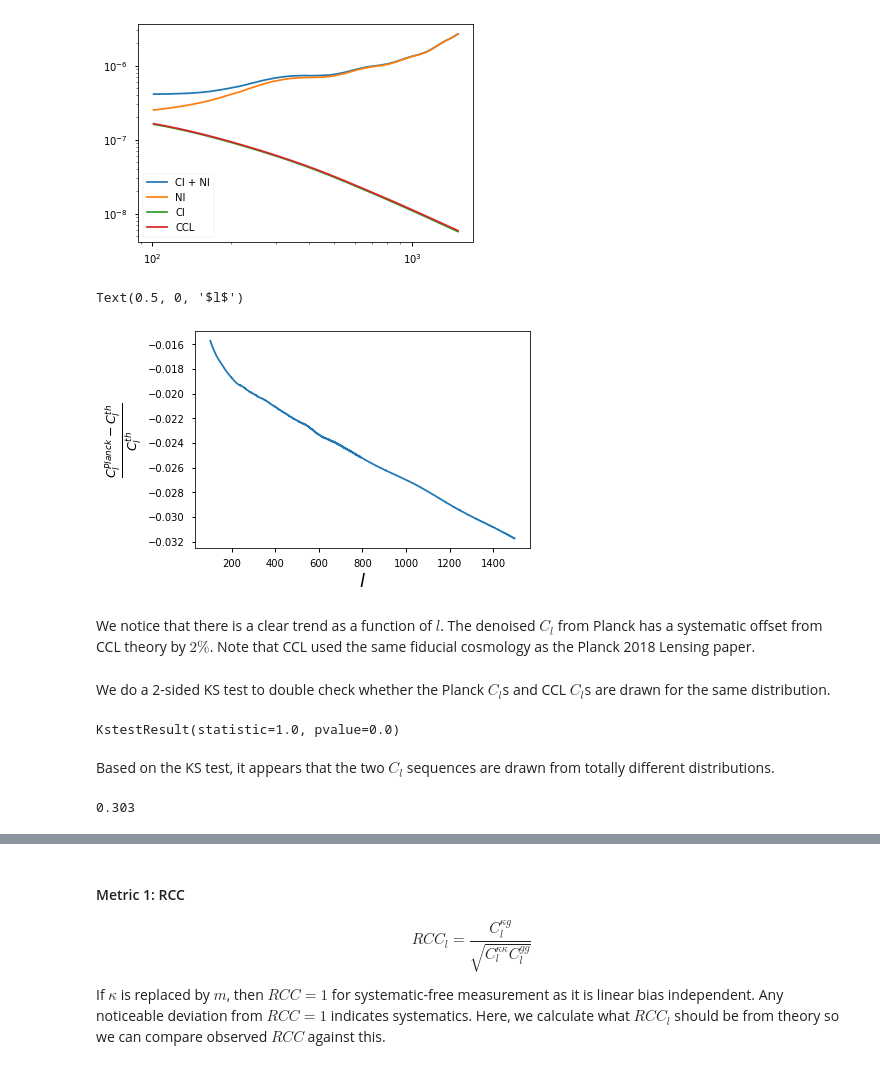
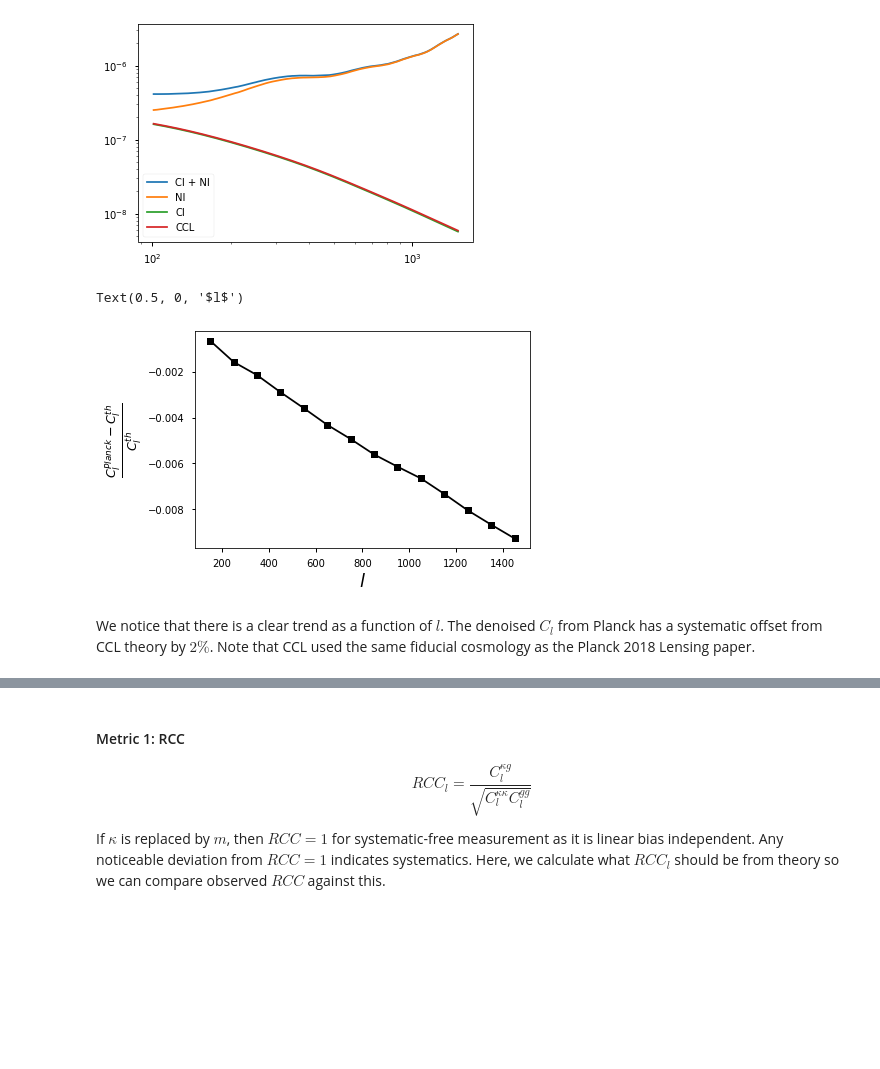
Before and after one commit to tanveerkarim/desi-lensing-cc, a Jupyter notebook: systematic-tests.ipynb, the cells around one changed output, grey strips where cells are left out. Drawn from its saved outputs; the diff is of its cells as text; code cells hidden in the pictures; blank space fills up the shorter version.

```diff
--- a/systematic-tests.ipynb
+++ b/systematic-tests.ipynb
@@ -532,26 +530,14 @@ plt.legend(loc = 'best')
 <matplotlib.legend.Legend at 0x...>
 [figure]
 # %%
-plt.plot(ell[ell > lmin], ((C_lplusN_l - N_l)[ell_planck < lmax]/cls_cmb_th - 1)[ell > lmin])
-plt.ylabel(r"$\frac{C^{Planck}_{l} - C^{th}_{l}}{C^{th}_{l}}$", fontsize = fs)
+ELL_planck, CL_planck = bin_mat(ell_planck, C_lplusN_l - N_l, np.arange(0, 4096, 100))
+
+plt.plot(ELL[ELL > lmin], (CL_planck[ELL_planck < lmax]/cLs_cmb_th - 1)[ELL > lmin],
+         'ks', ls = '-', )
+plt.ylabel(r"$\frac{C^{Planck}_{l} - C^{th}_{l}}{C^{th}_{l}}$",fontsize = fs)
 plt.xlabel(r'$l$', fontsize = fs)
 # %% [output]
 Text(0.5, 0, '$l$')
-[figure, old version]
+[figure, new version]
 # %% [markdown]
 We notice that there is a clear trend as a function of $l$. The denoised $C_l$ from Planck has a systematic offset from CCL theory by $2\%$. Note that CCL used the same fiducial cosmology as the Planck 2018 Lensing paper.
-# %% [markdown]
-We do a 2-sided KS test to double check whether the Planck $C_l$s and CCL $C_l$s are drawn for the same distribution.
-# %%
-from scipy import stats
-
-stats.ks_2samp(((C_lplusN_l - N_l)[ell_planck < lmax]/cls_cmb_th)[ell > lmin],
-                    cls_cmb_th[ell > lmin])
-# %% [output]
-KstestResult(statistic=1.0, pvalue=0.0)
-# %% [markdown]
-Based on the KS test, it appears that the two $C_l$ sequences are drawn from totally different distributions.
-# %%
-.26 + .043
-# %% [output]
-0.303
```
Also changed, not shown: parts of 24 cells of this notebook.
